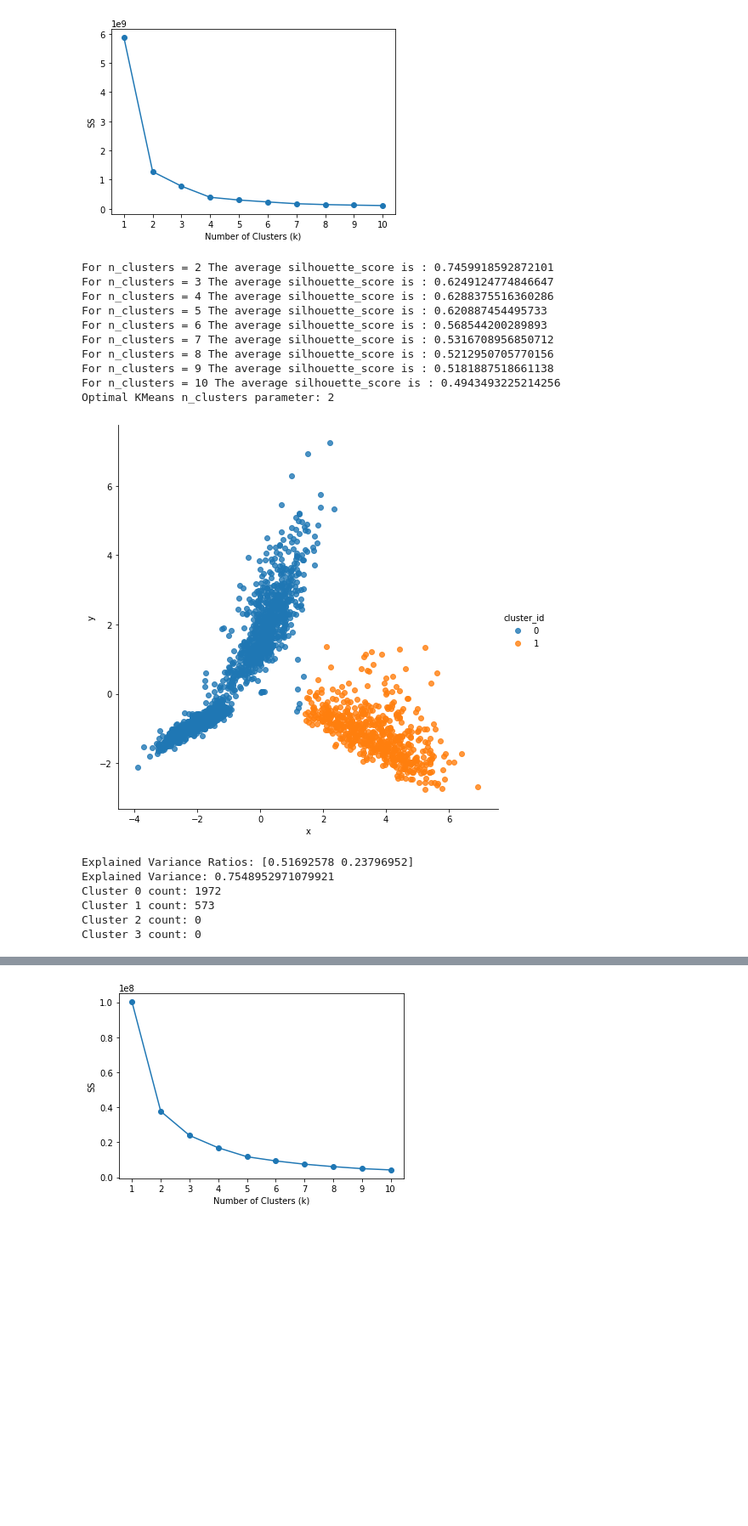
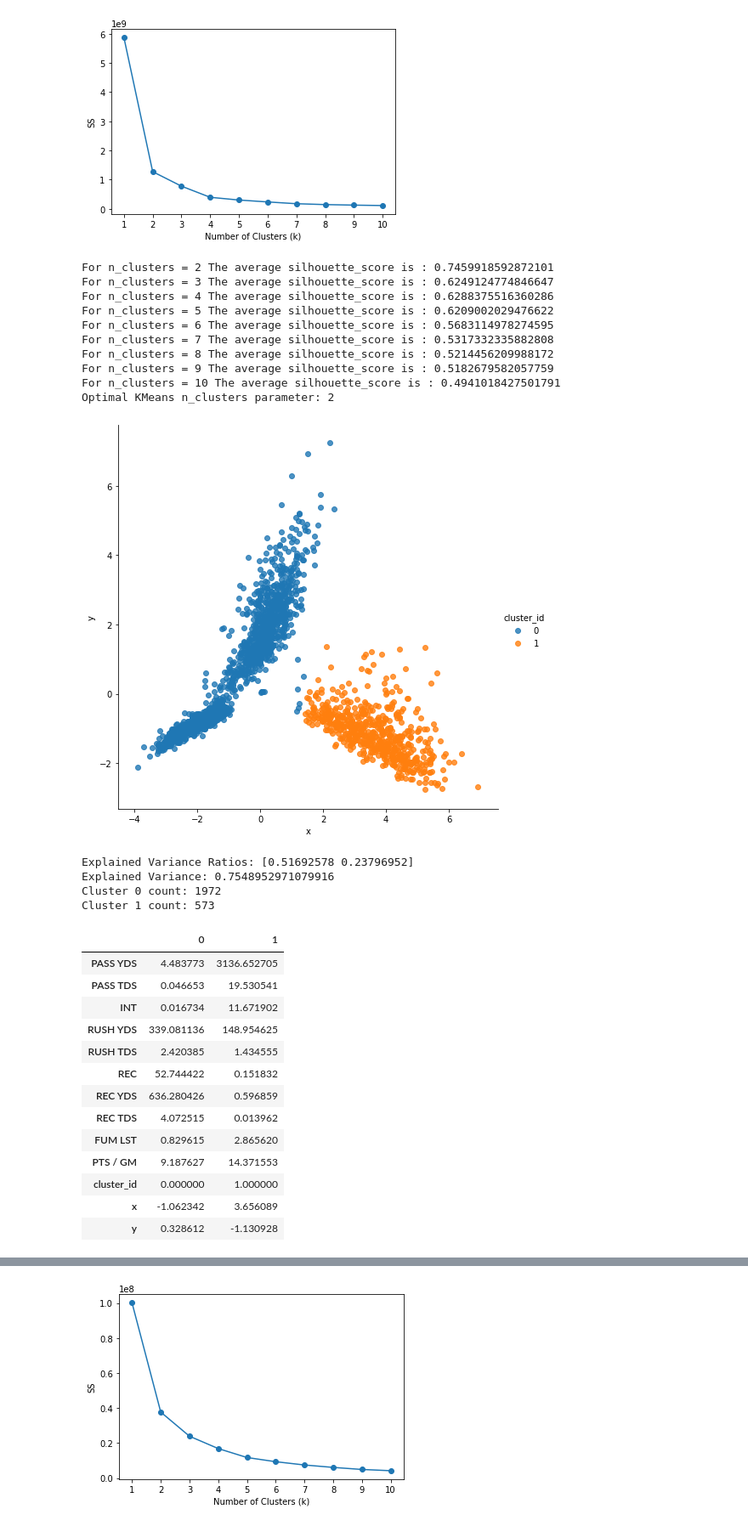
Before and after one commit to jlwalsh13/Capstone_1, a Jupyter notebook: ff_clustering.ipynb, the cells around one changed output, grey strips where cells are left out. Shown at 85% size. Drawn from its saved outputs; the diff is of its cells as text; code cells hidden in the pictures; blank space fills up the shorter version.

```diff
--- a/ff_clustering.ipynb
+++ b/ff_clustering.ipynb
@@ -24,23 +24,26 @@ for year in range(2002, 2019):
         if N[-4:] == ' SUS':
             ff_data.NAME = ff_data.NAME.replace(N, N[:-4])
 
-    # Correct innaccurate position labels in POS column
-    no_qb = ff_data[ff_data.POS != 'QB']
-    no_qb = no_qb[no_qb['PASS YDS'] > 106]
-    index_ = no_qb.index.values
+    # Correct innaccurate position labels in POS column.
+    position_fix = ff_data[(ff_data['PASS YDS'] > ff_data['RUSH YDS']) &
+                           (ff_data['PASS YDS'] > ff_data['REC YDS']) & (ff_data.POS != 'QB')].copy()
+    index_ = position_fix.index.values
 
-    for p in no_qb.POS:
-        no_qb.POS = no_qb.POS.replace(p, 'QB')
+    for p in position_fix.POS:
+        position_fix.POS = position_fix.POS.replace(p, 'QB')
 
     for i in index_:
-        ff_data.loc[i] = no_qb.loc[i]
+        ff_data.loc[i] = position_fix.loc[i]
 
     ff_data_list.append(ff_data)
 
+# Create one master dataframe.
 ff_data_list.reverse()
 ALL = pd.concat(ff_data_list)
 ALL = ALL.reset_index(drop=True)
 ALL = ALL[ALL.POS != 'FB']
+
+# Create dataframe of numerical data.
 positions = list(ALL['POS'])
 stat_matrix = ALL.drop(columns=['POS', 'TEAM', 'PTS', 'RANK', 'GMS', 'YEAR'])
 stat_matrix = stat_matrix.set_index('NAME')
@@ -61,6 +65,7 @@ plt.show()
 # %% [output]
 [figure]
 # %%
+# Conduct silhouette test on stats dataframe.
 best=0
 
 for n_clusters in range(2,11):
@@ -78,24 +83,28 @@ print('Optimal KMeans n_clusters parameter:', best_n_clusters)
 For n_clusters = 2 The average silhouette_score is : 0.7459918592872101
 For n_clusters = 3 The average silhouette_score is : 0.6249124774846647
 For n_clusters = 4 The average silhouette_score is : 0.6288375516360286
-For n_clusters = 5 The average silhouette_score is : 0.620887454495733
-For n_clusters = 6 The average silhouette_score is : 0.568544200289893
-For n_clusters = 7 The average silhouette_score is : 0.5316708956850712
-For n_clusters = 8 The average silhouette_score is : 0.5212950705770156
-For n_clusters = 9 The average silhouette_score is : 0.5181887518661138
-For n_clusters = 10 The average silhouette_score is : 0.4943493225214256
+For n_clusters = 5 The average silhouette_score is : 0.6209002029476622
+For n_clusters = 6 The average silhouette_score is : 0.5683114978274595
+For n_clusters = 7 The average silhouette_score is : 0.5317332335882808
+For n_clusters = 8 The average silhouette_score is : 0.5214456209988172
+For n_clusters = 9 The average silhouette_score is : 0.5182679582057759
+For n_clusters = 10 The average silhouette_score is : 0.4941018427501791
 Optimal KMeans n_clusters parameter: 2
 # %%
 cluster_df = stat_matrix.copy()
 
+# Scale data.
 scaled_cluster = StandardScaler().fit_transform(cluster_df)
 
+# Reduce dimensions of data.
 pca = PCA(n_components=2)
 XY = pca.fit_transform(scaled_cluster)
 
+# Perform K-means clustering.
 KM = KMeans(n_clusters=2)
 labels = KM.fit_predict(scaled_cluster)
 
+# Plot K-means clusters.
 cluster_df['cluster_id'] = labels
 cluster_df['POS'] = positions
 cluster_df['x'] = XY[:,0]
@@ -106,17 +115,33 @@ plt.show()
 
 print('Explained Variance Ratios: '+ str(pca.explained_variance_ratio_))
 print('Explained Variance: ' + str(pca.explained_variance_ratio_.sum()))
-# print(pca.n_components_)
+
 print('Cluster 0 count: ' + str(len(cluster_df[cluster_df.cluster_id == 0])))
 print('Cluster 1 count: ' + str(len(cluster_df[cluster_df.cluster_id == 1])))
-print('Cluster 2 count: ' + str(len(cluster_df[cluster_df.cluster_id == 2])))
-print('Cluster 3 count: ' + str(len(cluster_df[cluster_df.cluster_id == 3])))
 # %% [output]
 [figure]
 Explained Variance Ratios: [0.51692578 0.23796952]
-Explained Variance: 0.7548952971079921
+Explained Variance: 0.7548952971079916
 Cluster 0 count: 1972
 Cluster 1 count: 573
-Cluster 2 count: 0
-Cluster 3 count: 0
+# %%
+# Create dataframe of stat means from clusters.
+cluster_means = pd.concat([cluster_df[cluster_df.cluster_id == 0].mean(),
+                           cluster_df[cluster_df.cluster_id == 1].mean()], axis=1)
+cluster_means
+# %% [output]
+|  | 0 | 1 |
+| PASS YDS | 4.483773 | 3136.652705 |
+| PASS TDS | 0.046653 | 19.530541 |
+| INT | 0.016734 | 11.671902 |
+| RUSH YDS | 339.081136 | 148.954625 |
+| RUSH TDS | 2.420385 | 1.434555 |
+| REC | 52.744422 | 0.151832 |
+| REC YDS | 636.280426 | 0.596859 |
+| REC TDS | 4.072515 | 0.013962 |
+| FUM LST | 0.829615 | 2.865620 |
+| PTS / GM | 9.187627 | 14.371553 |
+| cluster_id | 0.000000 | 1.000000 |
+| x | -1.062342 | 3.656089 |
+| y | 0.328612 | -1.130928 |
 # %%
```
Also changed, not shown: parts of 9 cells of this notebook, 2 other files.
